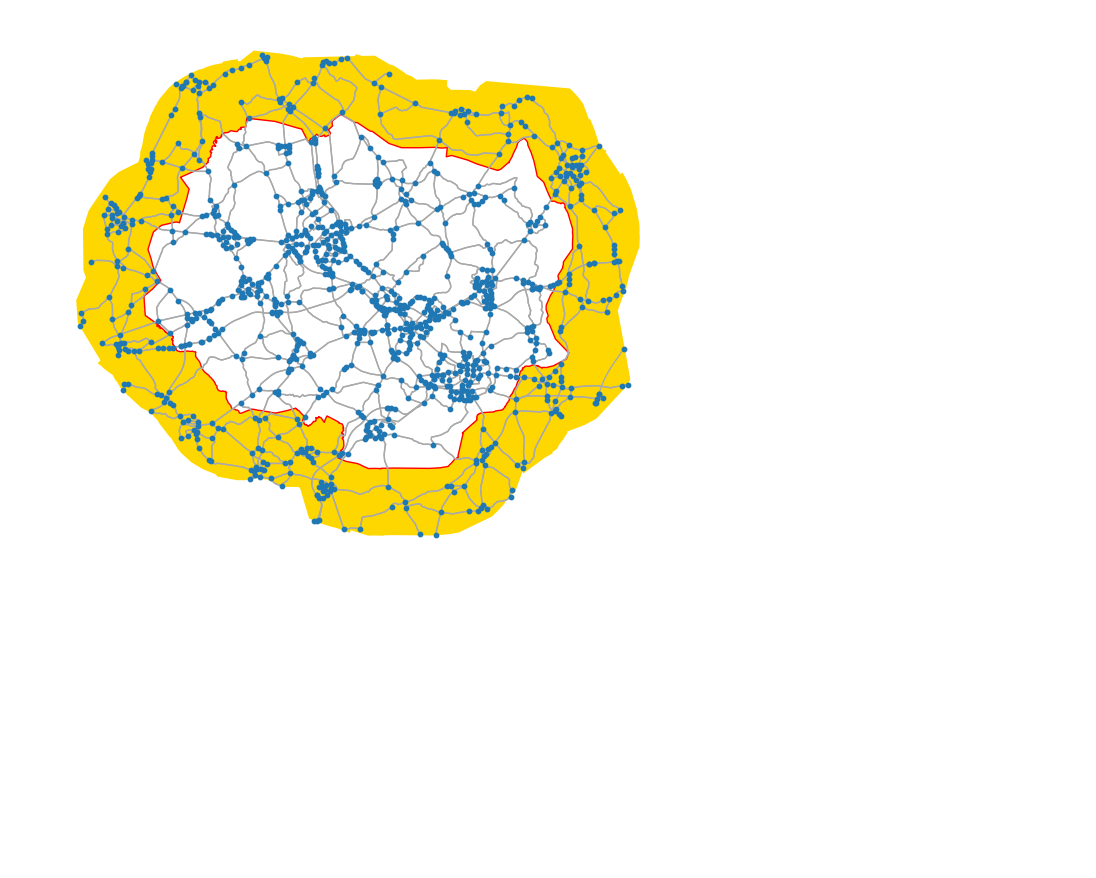
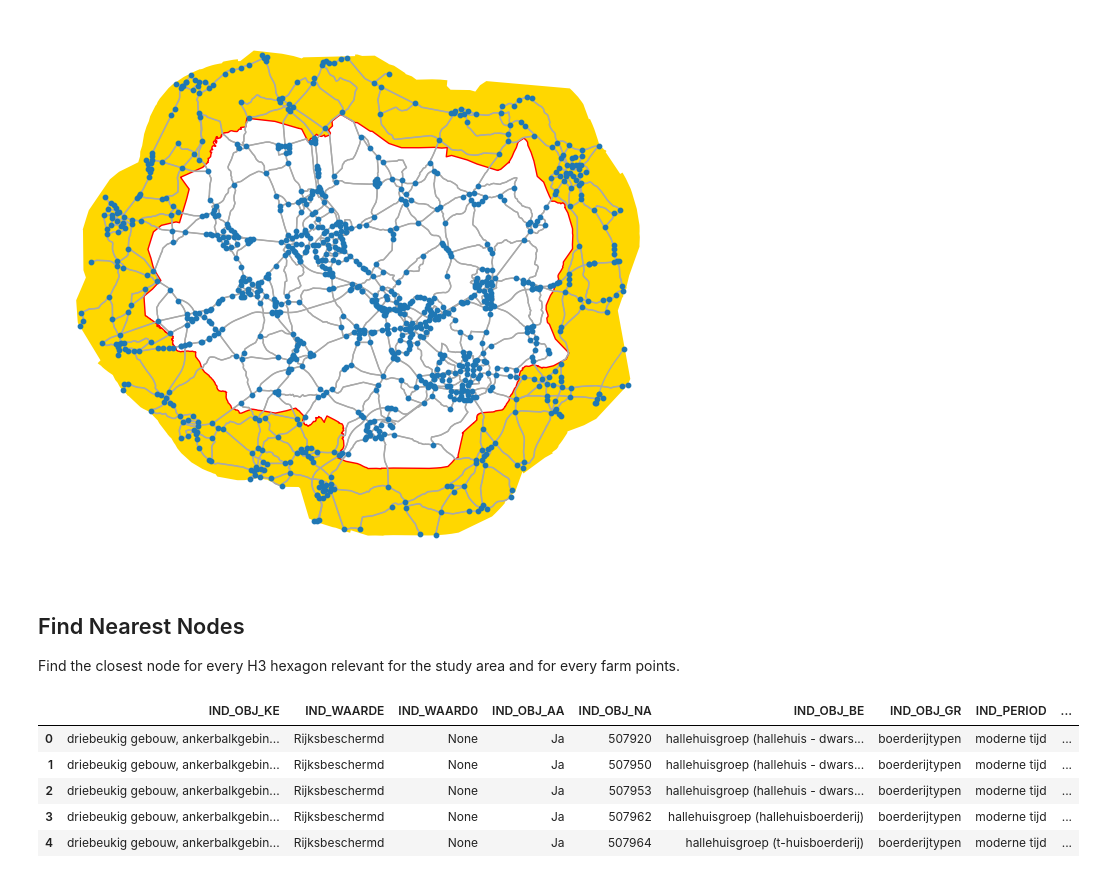
Before and after one commit to springonions-87/bioze_digital_mapping_tool, a Jupyter notebook: extract_osm_road_network.ipynb, the cells around one changed output. Saved outputs shown, nothing was run; the diff lists cells and outputs as text; code cells hidden in the pictures; blank space fills up the shorter version.

```diff
--- a/extract_osm_road_network.ipynb
+++ b/extract_osm_road_network.ipynb
@@ -152,3 +152,16 @@ fig.savefig("/Users/User/Desktop/BIOZE/Latex_Bioze/Diagram/osm_network.png", for
 fig.savefig("/Users/User/Desktop/BIOZE/Latex_Bioze/Diagram/osm_network.eps",format='eps', dpi=1000, bbox_inches="tight")
 # %% [output]
 [figure]
+# %% [markdown]
+## Find Nearest Nodes
+Find the closest node for every H3 hexagon relevant for the study area and for every farm points.
+# %%
+farm = gpd.read_file('./farm/farm_new.shp')
+farm.head()
+# %% [output]
+|  | IND_OBJ_KE | IND_WAARDE | IND_WAARD0 | IND_OBJ_AA | IND_OBJ_NA | IND_OBJ_BE | IND_OBJ_GR | IND_PERIOD | ... |
+| 0 | driebeukig gebouw, ankerbalkgebin... | Rijksbeschermd | None | Ja | 507920 | hallehuisgroep (hallehuis - dwars... | boerderijtypen | moderne tijd | ... |
+| 1 | driebeukig gebouw, ankerbalkgebin... | Rijksbeschermd | None | Ja | 507950 | hallehuisgroep (hallehuis - dwars... | boerderijtypen | moderne tijd | ... |
+| 2 | driebeukig gebouw, ankerbalkgebin... | Rijksbeschermd | None | Ja | 507953 | hallehuisgroep (hallehuis - dwars... | boerderijtypen | moderne tijd | ... |
+| 3 | driebeukig gebouw, ankerbalkgebin... | Rijksbeschermd | None | Ja | 507962 | hallehuisgroep (hallehuisboerderij) | boerderijtypen | moderne tijd | ... |
+| 4 | driebeukig gebouw, ankerbalkgebin... | Rijksbeschermd | None | Ja | 507964 | hallehuisgroep (t-huisboerderij) | boerderijtypen | moderne tijd | ... |
```
Also changed, not shown: parts of 13 cells of this notebook, 23 other files.
